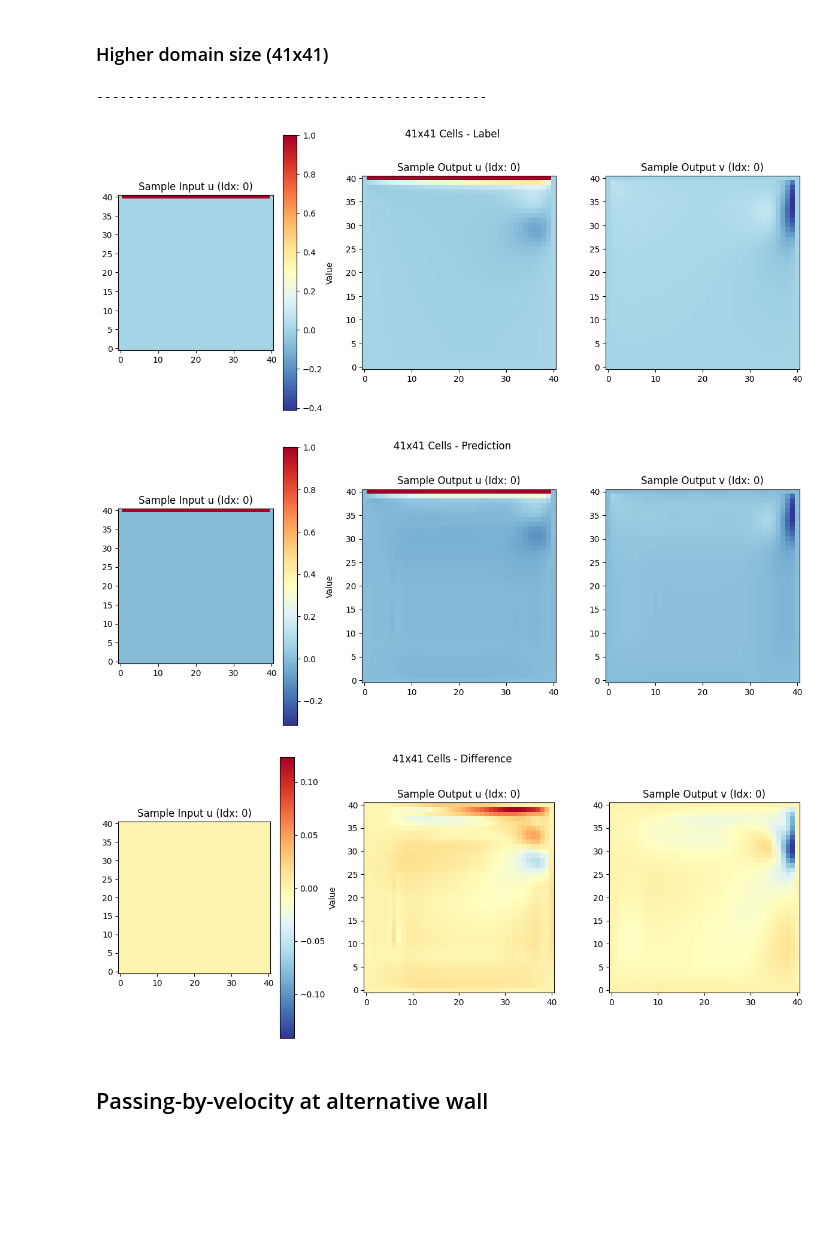
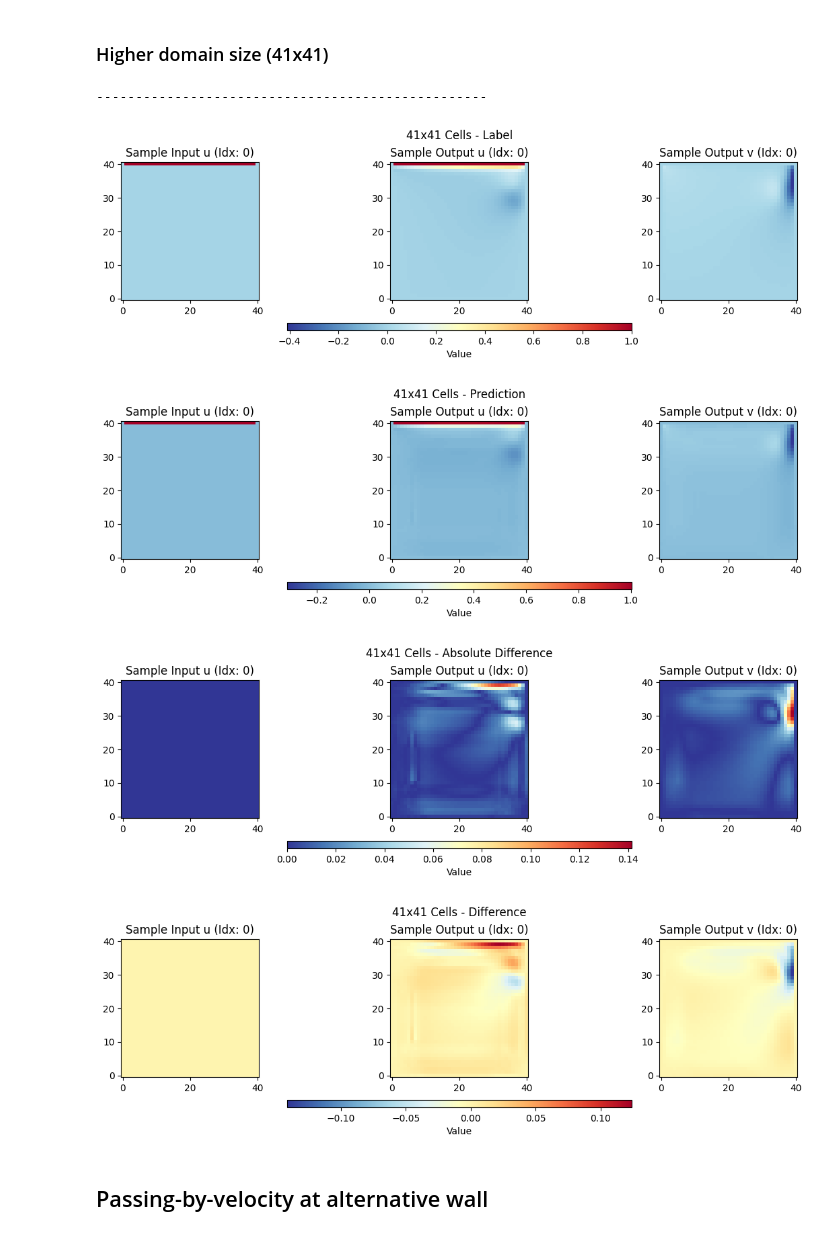
Before and after one commit to ERafaelMartinez/ml_flow_sim, a Jupyter notebook: 4_ood_sample_evaluation.ipynb, the cells around one changed output. Drawn from its saved outputs; the diff is of its cells as text; code cells hidden in the pictures; blank space fills up the shorter version.

```diff
--- a/4_ood_sample_evaluation.ipynb
+++ b/4_ood_sample_evaluation.ipynb
@@ -70,9 +69,11 @@ For every dataset point, evaluate the model
 for dataset_name in datasets:
     inputs = datasets[dataset_name]["inputs"]
     outputs = datasets[dataset_name]["outputs"]
+
     # predictions tensor with same shape as outputs
     predictions = torch.zeros(outputs.shape)
-    for i in range(inputs.shape[0]):
-        # call the model
-        predictions[i] = model.forward(inputs[i].float()).detach()
+
+    # call the model
+    predictions = model.inference(inputs.float(), os.path.join(train_dataset_path, "min_max.yaml")).detach()
+
     datasets[dataset_name]["predictions"] = predictions
@@ -104,11 +86,11 @@ for dataset_name in datasets:
 # %%
-inputs, outputs, predictions = datasets_rescaled["re_ood_high"].values()
+inputs, outputs, predictions = datasets["re_ood_high"].values()
 
 for i in range(outputs.shape[0]):
     print("-" * 50)
     re = inputs[i].max() * 1000
     plot_data_samples(inputs, outputs, f"Higher Re ({re:.2f}) - Label", i)
     plot_data_samples(inputs, predictions, f"Higher Re ({re:.2f}) - Prediction", i)
-    plot_data_samples(inputs - inputs, outputs - predictions, f"Higher Re ({re:.2f}) - Difference", i)
+    plot_data_samples(inputs - inputs, torch.abs(outputs - predictions), f"Higher Re ({re:.2f}) - Difference", i)
 # %% [output]
 --------------------------------------------------
@@ -126,13 +108,13 @@ for i in range(outputs.shape[0]):
 # %% [markdown]
 ### Lower reynolds number
 # %%
-inputs, outputs, predictions = datasets_rescaled["re_ood_low"].values()
+inputs, outputs, predictions = datasets["re_ood_low"].values()
 
 for i in range(outputs.shape[0]):
     print("-" * 50)
     re = inputs[i].max() * 1000
     plot_data_samples(inputs, outputs, f"Higher Re ({re:.2f}) - Label", i)
     plot_data_samples(inputs, predictions, f"Higher Re ({re:.2f}) - Prediction", i)
-    plot_data_samples(inputs - inputs, outputs - predictions, f"Higher Re ({re:.2f}) - Difference", i)
+    plot_data_samples(inputs - inputs, torch.abs(outputs - predictions), f"Higher Re ({re:.2f}) - Difference", i)
 # %% [output]
 --------------------------------------------------
@@ -152,13 +134,14 @@ for i in range(outputs.shape[0]):
 # %% [markdown]
 ### Higher domain size (31x31)
 # %%
-inputs, outputs, predictions = datasets_rescaled["ncells_ood_31"].values()
+inputs, outputs, predictions = datasets["ncells_ood_31"].values()
 
 for i in range(outputs.shape[0]):
     print("-" * 50)
     re = inputs[i].max() * 1000
     plot_data_samples(inputs, outputs, "31x31 Cells - Label", i)
     plot_data_samples(inputs, predictions, "31x31 Cells - Prediction", i)
+    plot_data_samples(inputs - inputs, torch.abs(outputs - predictions), "31x31 Cells - Absolute Difference", i)
     plot_data_samples(inputs - inputs, outputs - predictions, "31x31 Cells - Difference", i)
 # %% [output]
 --------------------------------------------------
@@ -168,19 +151,21 @@ for i in range(outputs.shape[0]):
 # %% [markdown]
 ### Higher domain size (41x41)
 # %%
-inputs, outputs, predictions = datasets_rescaled["ncells_ood_41"].values()
+inputs, outputs, predictions = datasets["ncells_ood_41"].values()
 
 for i in range(outputs.shape[0]):
     print("-" * 50)
     re = inputs[i].max() * 1000
     plot_data_samples(inputs, outputs, "41x41 Cells - Label", i)
     plot_data_samples(inputs, predictions, "41x41 Cells - Prediction", i)
+    plot_data_samples(inputs - inputs, torch.abs(outputs - predictions), "41x41 Cells - Absolute Difference", i)
     plot_data_samples(inputs - inputs, outputs - predictions, "41x41 Cells - Difference", i)
 # %% [output]
 --------------------------------------------------
-[figure, old version]
+[figure, new version]
-[figure, old version]
+[figure, new version]
-[figure, old version]
+[figure, new version]
+[figure, added]
 # %% [markdown]
 ## Passing-by-velocity at alternative wall
 # %% [markdown]
```
Also changed, not shown: parts of 12 cells of this notebook, 5 other files.
